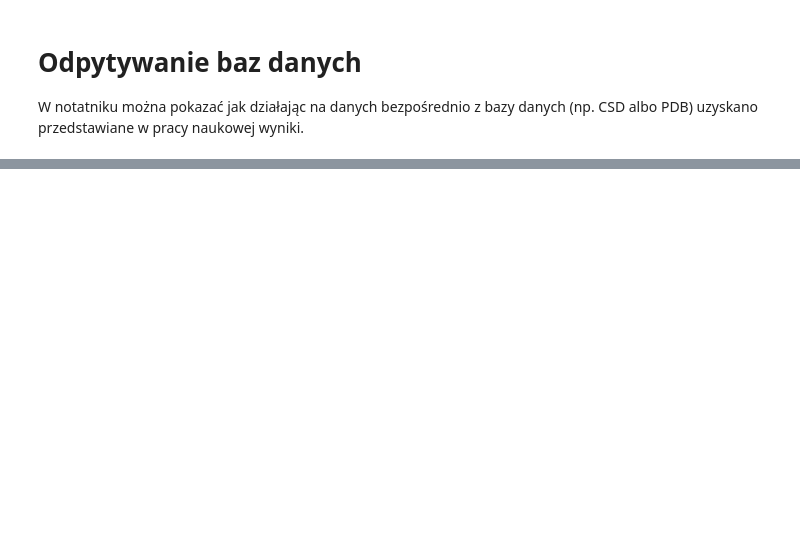
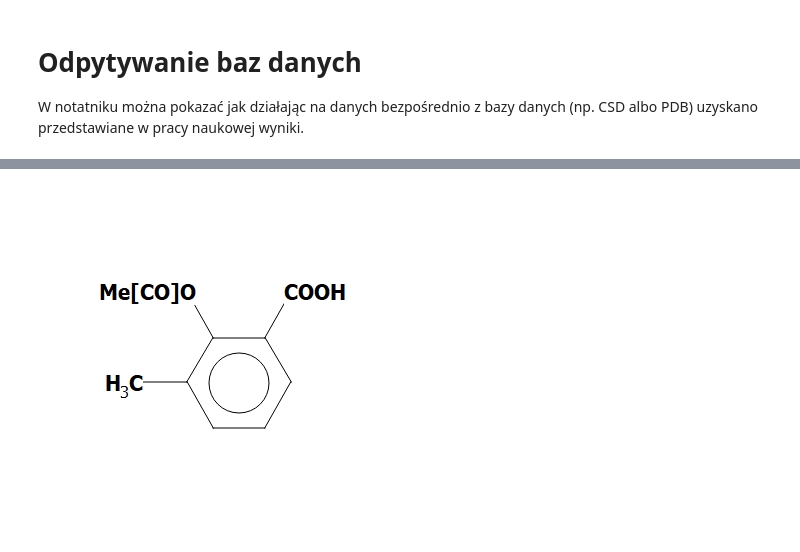
Before and after one commit to dabrze/cbb_reproducibility, a Jupyter notebook: Reproducible research.ipynb, the cells around one changed output, grey strips where cells are left out. Drawn from its saved outputs; the diff is of its cells as text; code cells hidden in the pictures; blank space fills up the shorter version.

```diff
--- a/Reproducible research.ipynb
+++ b/Reproducible research.ipynb
@@ -270,0 +256,6 @@ identifiers
+# %%
+aspiryna = csd_reader.entry('ACMEBZ')
+img = diagram_generator.image(aspiryna)
+img
+# %% [output]
+[figure, added]
```
Also changed, not shown: parts of 18 cells of this notebook, 3 other files.
